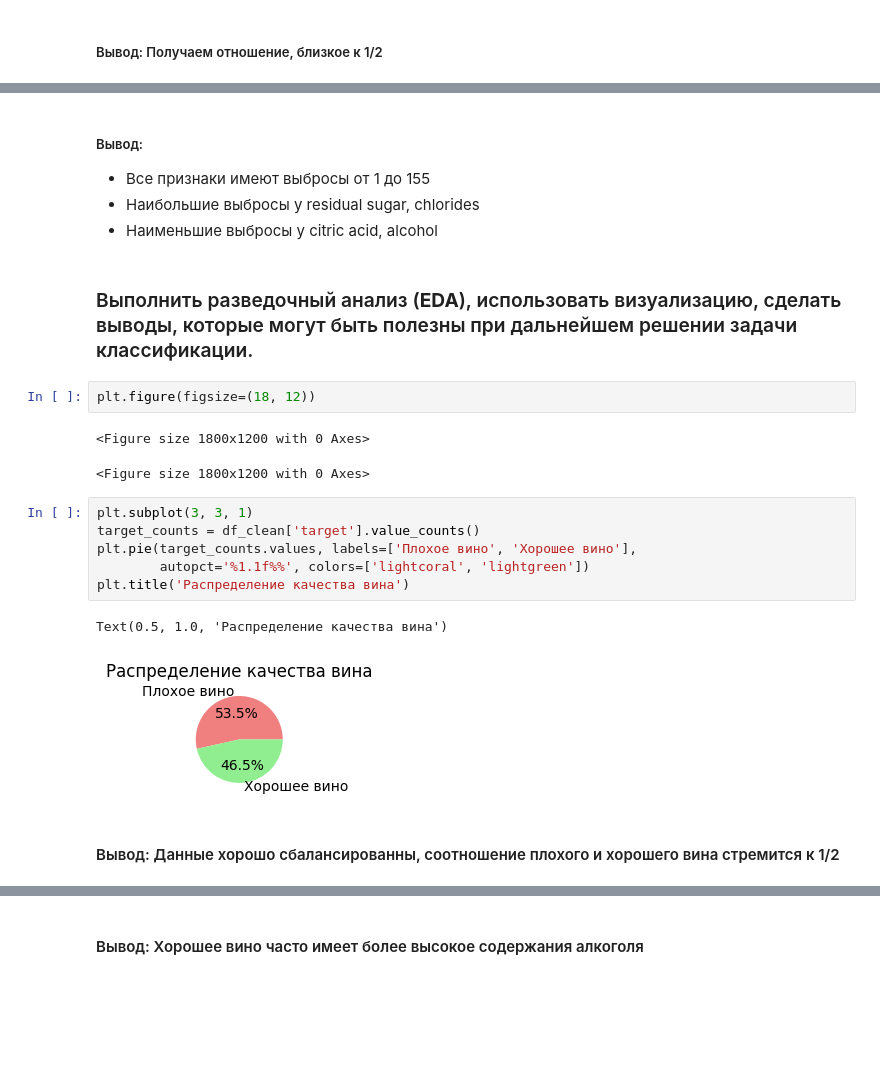
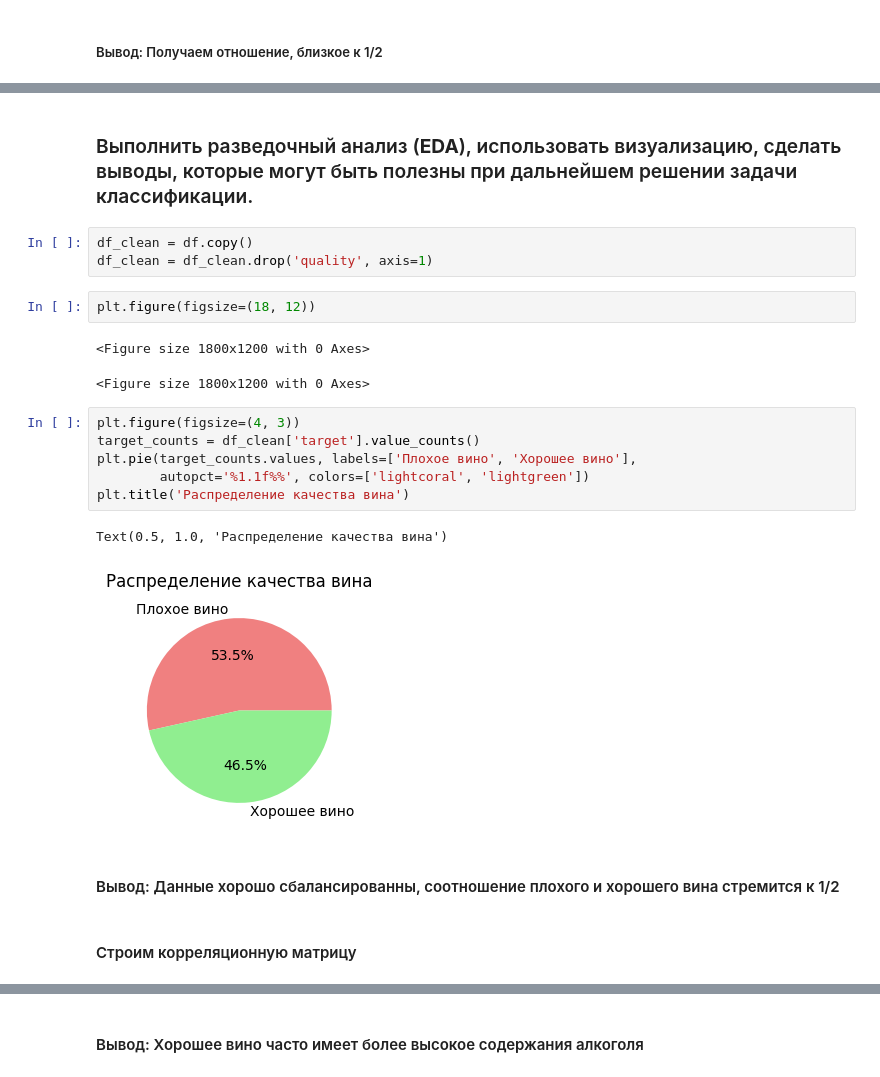
Before and after one commit to Danil-Stenyashin/spbu-python-course, a Jupyter notebook: project/task8/classification.ipynb, the cells around one changed output, grey strips where cells are left out. Saved outputs shown, nothing was run; the diff lists cells and outputs as text; blank space fills up the shorter version.

```diff
--- a/project/task8/classification.ipynb
+++ b/project/task8/classification.ipynb
@@ -178,23 +149,23 @@ alcohol: 13 выбросов
-# %% [markdown]
-##### Вывод:
-- Все признаки имеют выбросы от 1 до 155
-- Наибольшие выбросы у residual sugar, chlorides
-- Наименьшие выбросы у citric acid, alcohol
 # %% [markdown]
 ### Выполнить разведочный анализ (**EDA**), использовать визуализацию, сделать выводы, которые могут быть полезны при дальнейшем решении задачи классификации.
+# %%
+df_clean = df.copy()
+df_clean = df_clean.drop('quality', axis=1)
 # %%
 plt.figure(figsize=(18, 12))
 # %% [output]
 <Figure size 1800x1200 with 0 Axes>
 <Figure size 1800x1200 with 0 Axes>
 # %%
-plt.subplot(3, 3, 1)
+plt.figure(figsize=(4, 3))
 target_counts = df_clean['target'].value_counts()
 plt.pie(target_counts.values, labels=['Плохое вино', 'Хорошее вино'],
         autopct='%1.1f%%', colors=['lightcoral', 'lightgreen'])
 plt.title('Распределение качества вина')
 # %% [output]
 Text(0.5, 1.0, 'Распределение качества вина')
-[figure, old version]
+[figure, new version]
 # %% [markdown]
 #### Вывод: Данные хорошо сбалансированны, соотношение плохого и хорошего вина стремится к 1/2
+# %% [markdown]
+#### Строим корреляционную матрицу
```
Also changed, not shown: parts of 36 cells of this notebook.
